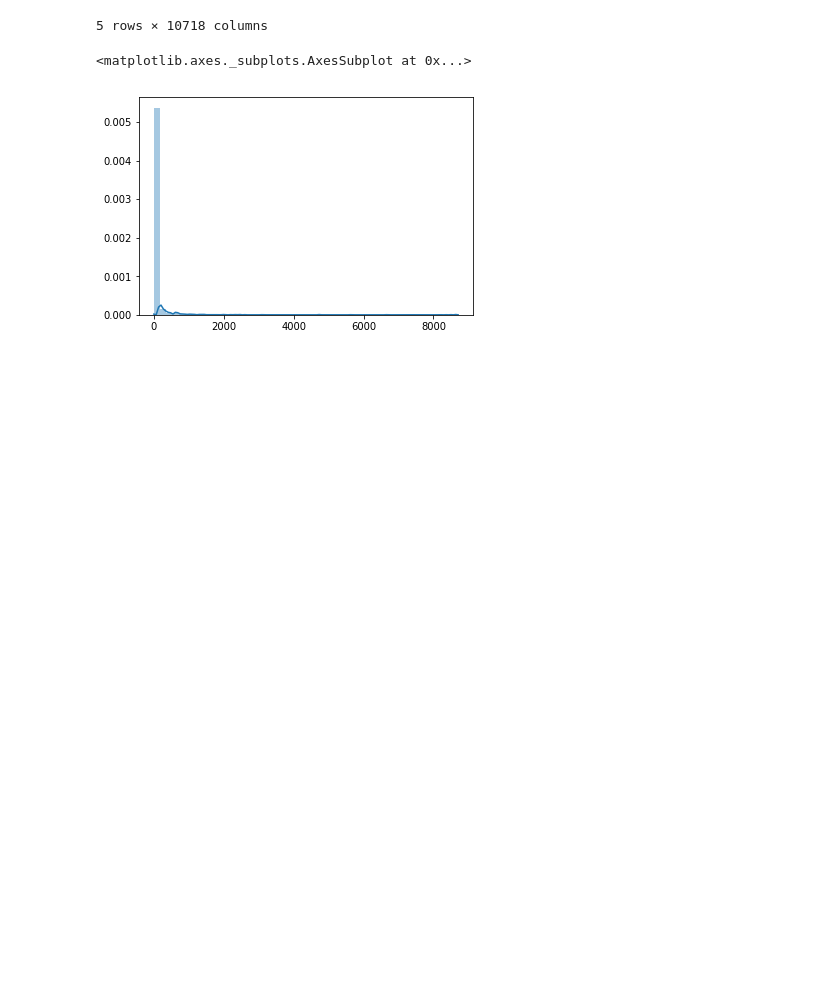
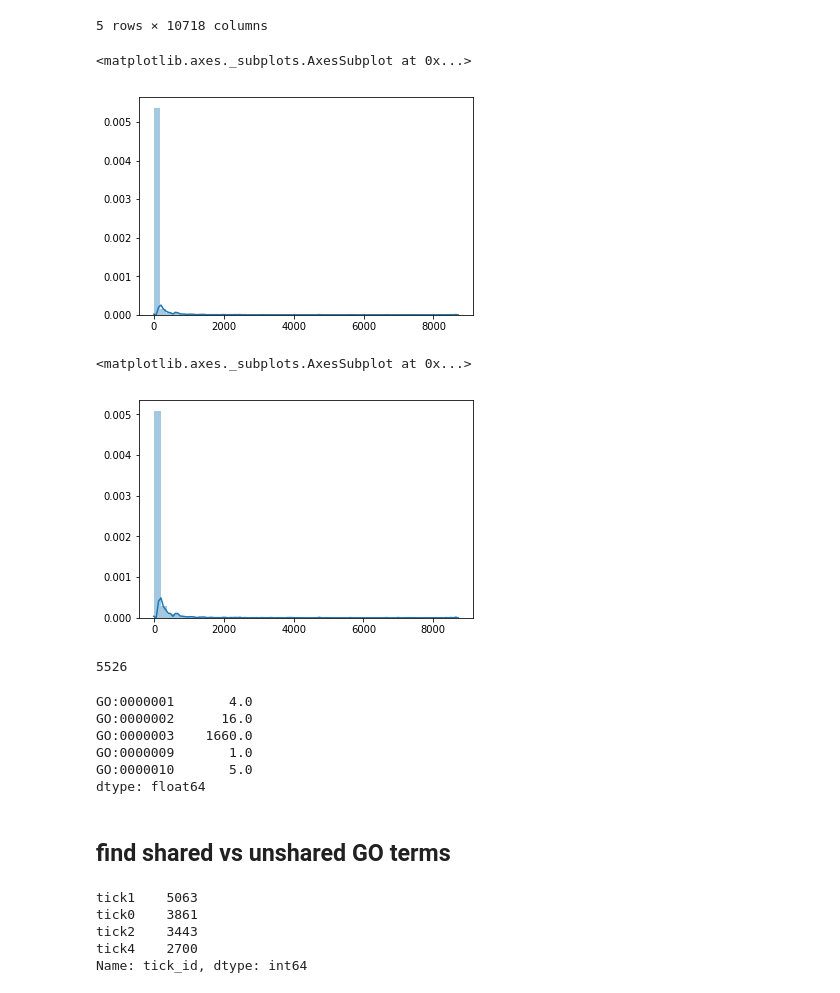
Before and after one commit to czbiohub/tick-genome, a Jupyter notebook: notebooks/012_read_eggnog_output.ipynb, the cells around one changed output. Cells and saved outputs as stored; diff of their text form; code cells hidden in the pictures; blank space fills up the shorter version.

```diff
--- a/notebooks/012_read_eggnog_output.ipynb
+++ b/notebooks/012_read_eggnog_output.ipynb
@@ -122,3 +160,12 @@ sns.distplot(go_sums)
 # %% [output]
 <matplotlib.axes._subplots.AxesSubplot at 0x...>
 [figure]
+# %%
+sns.distplot(go_sums[go_sums >= 5])
+# %% [output]
+<matplotlib.axes._subplots.AxesSubplot at 0x...>
+[figure, added]
+# %%
+(go_sums > 5).sum()
+# %% [output]
+5526
@@ -124,0 +174,9 @@ sns.distplot(go_sums)
+# %%
+go_sums.head()
+# %% [output]
+GO:0000001       4.0
+GO:0000002      16.0
+GO:0000003    1660.0
+GO:0000009       1.0
+GO:0000010       5.0
+dtype: float64
@@ -126,0 +187,10 @@ go_sums.groupby(annotations['tick_id']).apply(lambda x:)
+# %% [markdown]
+## find shared vs unshared GO terms
+# %%
+annotations.tick_id.value_counts()
+# %% [output]
+tick1    5063
+tick0    3861
+tick2    3443
+tick4    2700
+Name: tick_id, dtype: int64
```
Also changed, not shown: parts of 34 cells of this notebook, 1 other file.
